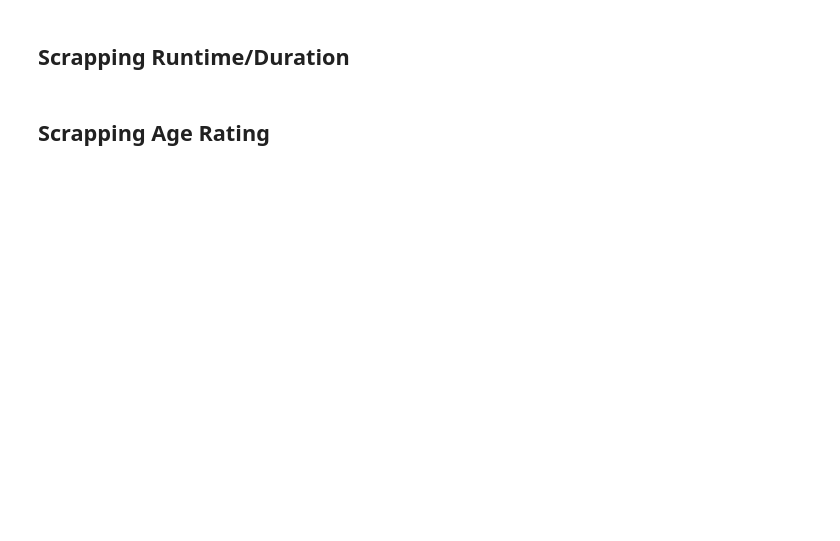
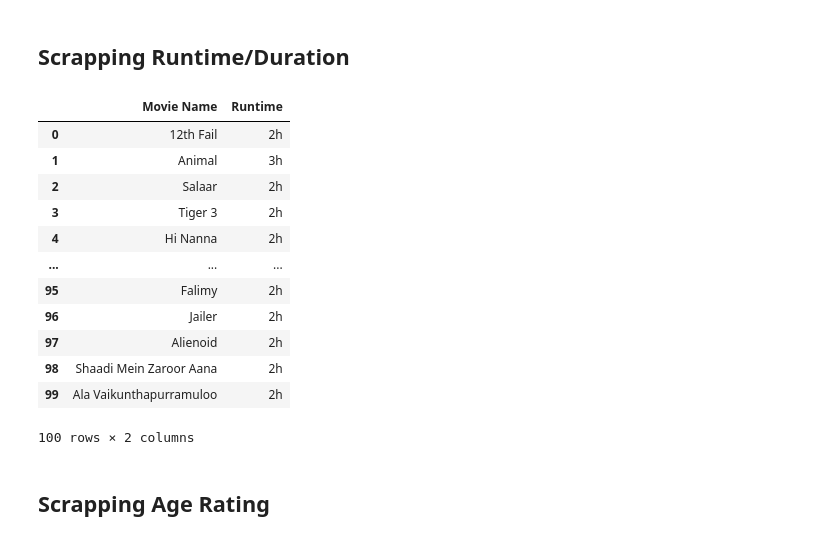
Before and after one commit to Amrit007-droid/Web-Scraping, a Jupyter notebook: Numerical_Programming_in_Python_Web_Scraping.ipynb, the cells around one changed output. Drawn from its saved outputs; the diff is of its cells as text; code cells hidden in the pictures; blank space fills up the shorter version.

```diff
--- a/Numerical_Programming_in_Python_Web_Scraping.ipynb
+++ b/Numerical_Programming_in_Python_Web_Scraping.ipynb
@@ -376,2 +472,28 @@ movies_dataframe
+# %%
+# Create a DataFrame from the lists
+data = {
+    'Movie Name': movie_names,
+    'Runtime': runtimes_list
+}
+
+# Create a DataFrame from the dictionary
+movies_dataframe = pd.DataFrame(data)
+
+# Display the DataFrame
+movies_dataframe
+# %% [output]
+|  | Movie Name | Runtime |
+| 0 | 12th Fail | 2h |
+| 1 | Animal | 3h |
+| 2 | Salaar | 2h |
+| 3 | Tiger 3 | 2h |
+| 4 | Hi Nanna | 2h |
+| ... | ... | ... |
+| 95 | Falimy | 2h |
+| 96 | Jailer | 2h |
+| 97 | Alienoid | 2h |
+| 98 | Shaadi Mein Zaroor Aana | 2h |
+| 99 | Ala Vaikunthapurramuloo | 2h |
+100 rows × 2 columns
 # %% [markdown]
 ## **Scrapping Age Rating**
```
Also changed, not shown: parts of 12 cells of this notebook.
